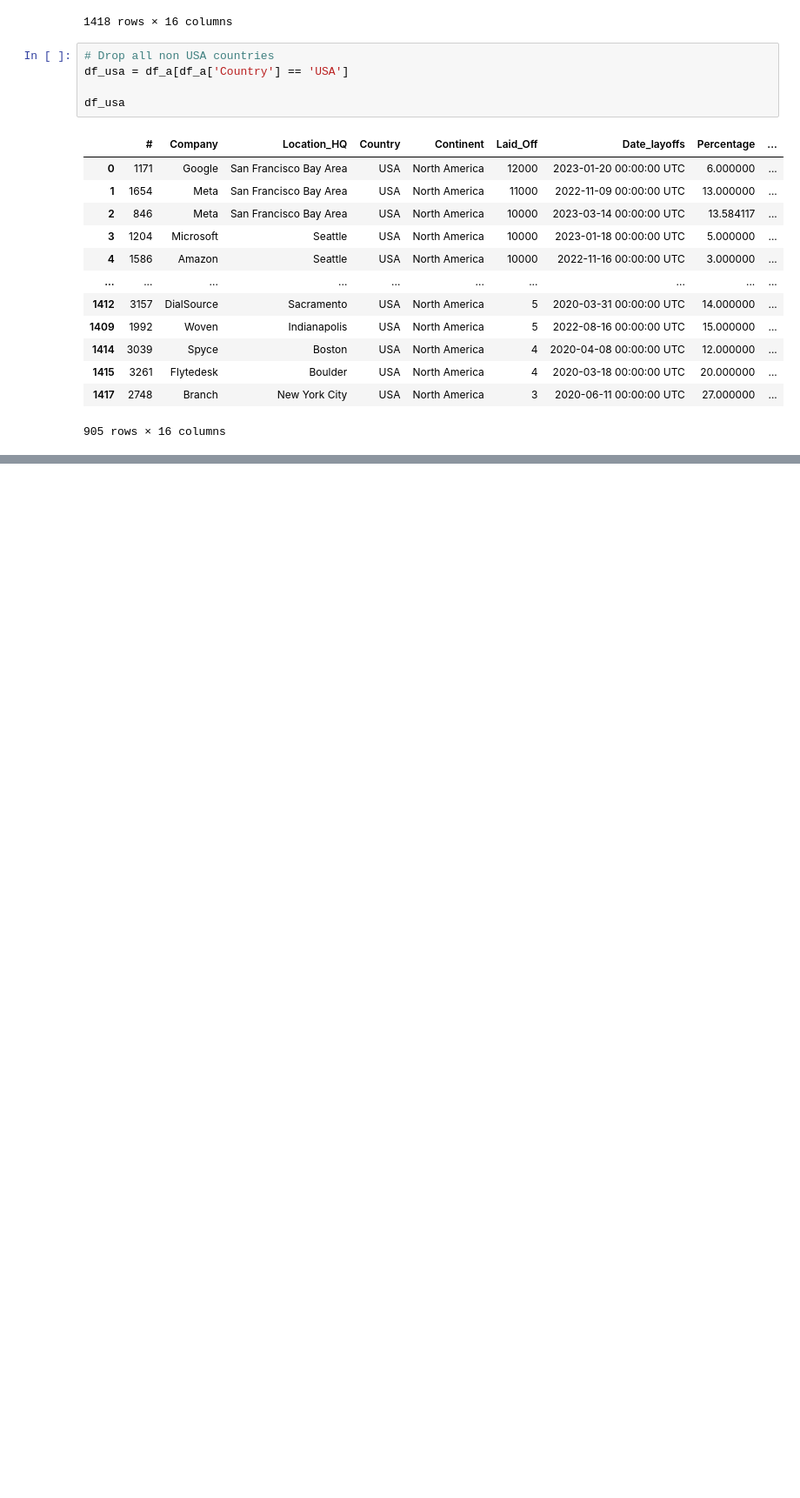
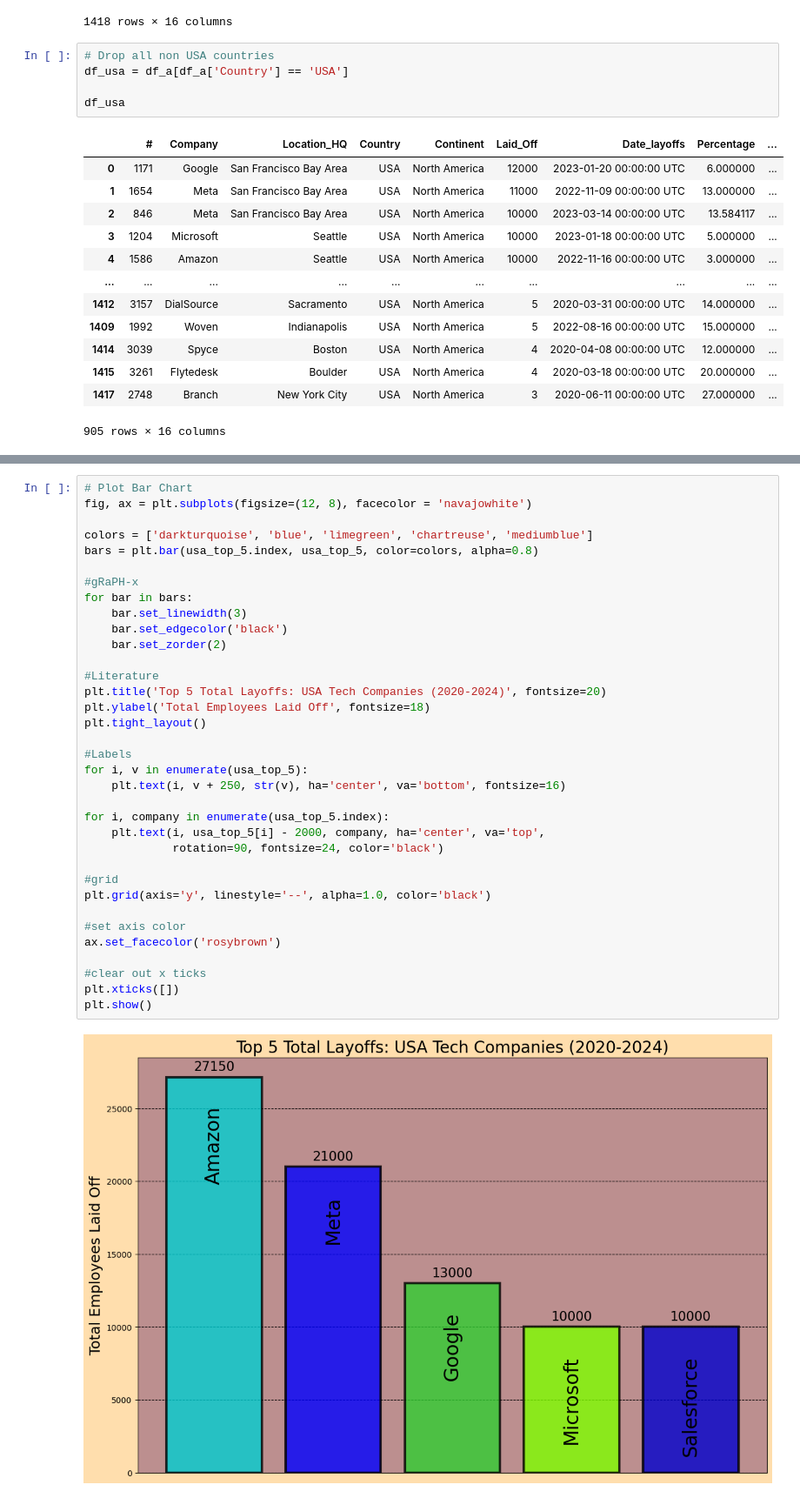
Before and after one commit to cschneggenburger/group-2-project-1, a Jupyter notebook: Big_Tech_Layoffs_Dylan.ipynb, the cells around one changed output, grey strips where cells are left out. Shown: that part at 87% size. Drawn from its saved outputs; the diff is of its cells as text; blank space fills up the shorter version.

```diff
--- a/Big_Tech_Layoffs_Dylan.ipynb
+++ b/Big_Tech_Layoffs_Dylan.ipynb
@@ -111,0 +148,37 @@ plt.savefig('pie_layoffs.png')
+# %%
+# Plot Bar Chart
+fig, ax = plt.subplots(figsize=(12, 8), facecolor = 'navajowhite')
+
+colors = ['darkturquoise', 'blue', 'limegreen', 'chartreuse', 'mediumblue']
+bars = plt.bar(usa_top_5.index, usa_top_5, color=colors, alpha=0.8)
+
+#gRaPH-x
+for bar in bars:
+    bar.set_linewidth(3)
+    bar.set_edgecolor('black')
+    bar.set_zorder(2)
+
+#Literature
+plt.title('Top 5 Total Layoffs: USA Tech Companies (2020-2024)', fontsize=20)
+plt.ylabel('Total Employees Laid Off', fontsize=18)
+plt.tight_layout()
+
+#Labels
+for i, v in enumerate(usa_top_5):
+    plt.text(i, v + 250, str(v), ha='center', va='bottom', fontsize=16)
+
+for i, company in enumerate(usa_top_5.index):
+    plt.text(i, usa_top_5[i] - 2000, company, ha='center', va='top',
+             rotation=90, fontsize=24, color='black')
+
+#grid
+plt.grid(axis='y', linestyle='--', alpha=1.0, color='black')
+
+#set axis color
+ax.set_facecolor('rosybrown')
+
+#clear out x ticks
+plt.xticks([])
+plt.show()
+# %% [output]
+[figure, added]
```
Also changed, not shown: parts of 8 cells of this notebook, 1 other file.
